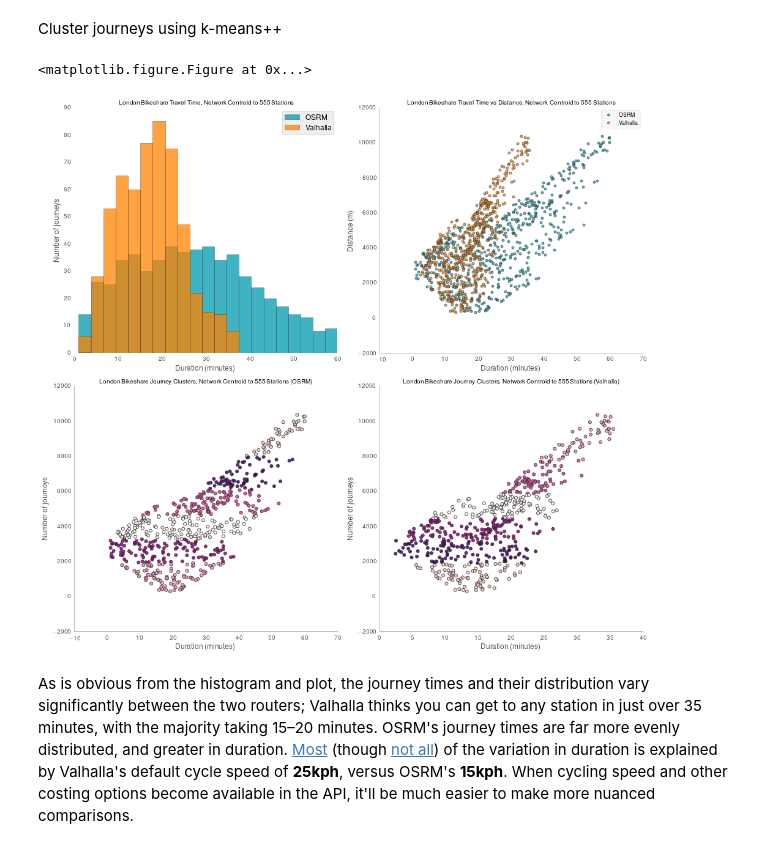
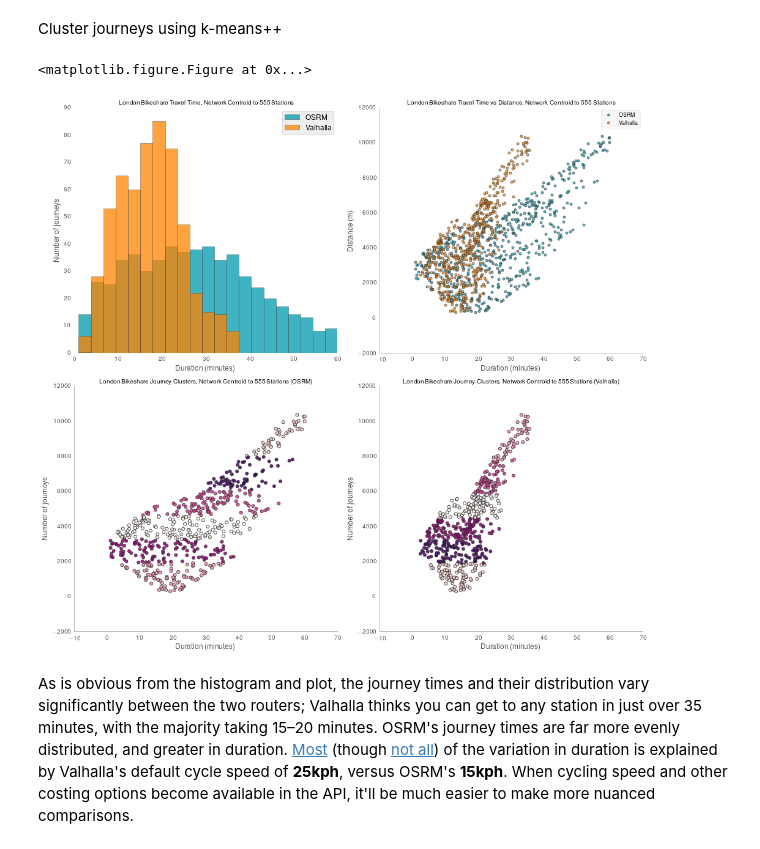
Before and after one commit to urschrei/router_comparison, a Jupyter notebook: OSRM_vs_Valhalla.ipynb, the cells around one changed output. Drawn from its saved outputs; the diff is of its cells as text; code cells hidden in the pictures.

Commit message:
Make x limits equal in cluster graphs

```diff
--- a/OSRM_vs_Valhalla.ipynb
+++ b/OSRM_vs_Valhalla.ipynb
@@ -195,33 +195,34 @@ valhalla = plt.scatter(
     cmap='RdPu',
     edgecolor='#333333',
     lw=1,
     s=25,
     alpha=0.85)
 
+ax4.set_xlim(-10, 70)
 plt.title(
     "London Bikeshare Journey Clusters, Network Centroid to %s Stations (Valhalla)" % len(merged),
     fontsize=10
 )
 
 ax4.set_xlabel('Duration (minutes)')
 ax4.set_ylabel('Number of journeys')
 ax4.grid(b=False)
 ax4.spines['top'].set_visible(False)
 ax4.spines['right'].set_visible(False)
 
 # Save etc
 plt.tight_layout()
 plt.savefig(
     'combined.png',
     format="png",
     bbox_inches='tight',
     alpha=True,
     transparent=True,
     dpi=200)
 
 plt.show()
 # %% [output]
 <matplotlib.figure.Figure at 0x...>
-[figure, old version]
+[figure, new version]
 # %% [markdown]
 As is obvious from the histogram and plot, the journey times and their distribution vary significantly between the two routers; Valhalla thinks you can get to any station in just over 35 minutes, with the majority taking 15–20 minutes. OSRM's journey times are far more evenly distributed, and greater in duration. [Most](https://twitter.com/mapzen/status/626080158890479620) (though [not all](https://twitter.com/mapzen/status/626083924192690176)) of the variation in duration is explained by Valhalla's default cycle speed of **25kph**, versus OSRM's **15kph**. When cycling speed and other costing options become available in the API, it'll be much easier to make more nuanced comparisons.
```
Also changed, not shown: parts of 1 cell of this notebook, 1 other file.
